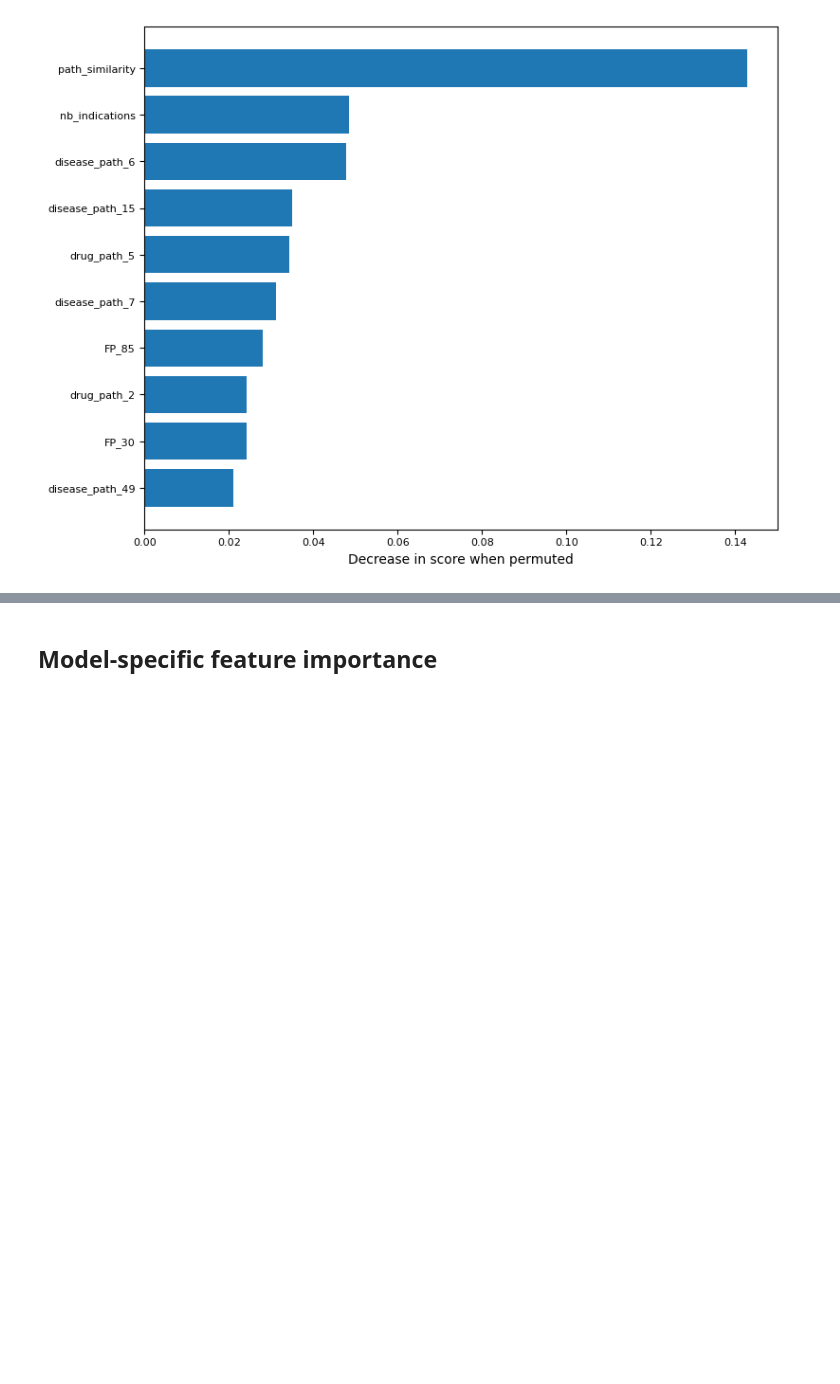
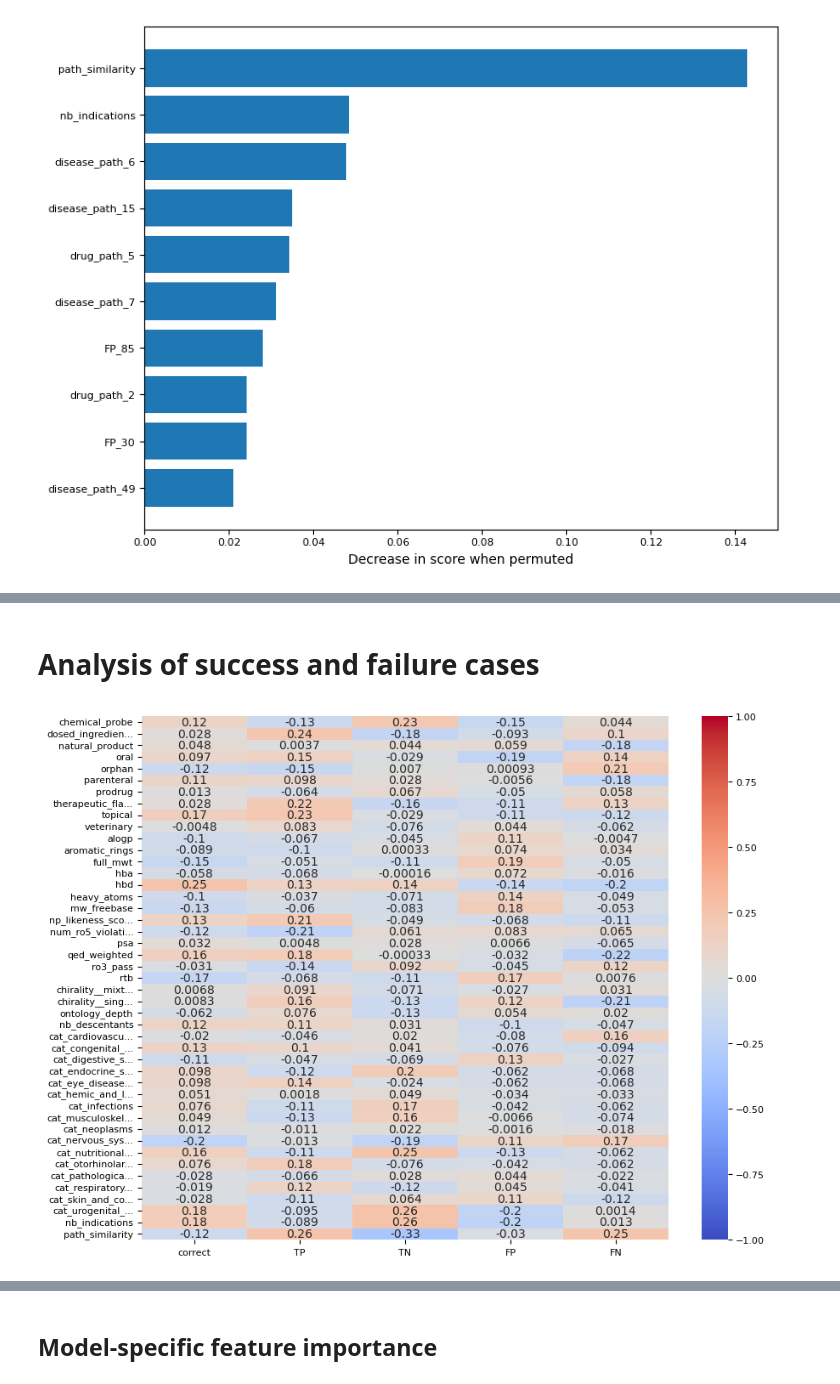
Before and after one commit to Vladislav-Antipin/DALAS-Project, a Jupyter notebook: notebooks/04-model_training.ipynb, the cells around one changed output, grey strips where cells are left out. Cells and saved outputs as stored; diff of their text form; code cells hidden in the pictures; blank space fills up the shorter version.

```diff
--- a/notebooks/04-model_training.ipynb
+++ b/notebooks/04-model_training.ipynb
@@ -549,0 +499,2 @@ except ValueError:
+# %% [markdown]
+# Analysis of success and failure cases
@@ -549,0 +522,11 @@ except ValueError:
+# %%
+plt.figure(figsize=(10,8))
+max_len = 15
+corr = cases_df.select_dtypes(["number", "bool"]).corr().iloc[:-8,-5:].dropna(axis=0)
+cropped_labels = [label if len(label) <= max_len else label[:max_len] + "..." for label in corr.index]
+sns.heatmap(corr, cmap="coolwarm", center=0, vmin=-1, vmax=1, annot=True, yticklabels=cropped_labels)
+# plt.xticks([])
+
+plt.savefig(FIG_PATH+"corr_matrix-confusion.png", dpi=300, bbox_inches="tight")
+# %% [output]
+[figure, added]
```
Also changed, not shown: parts of 13 cells of this notebook, 11 other files.
